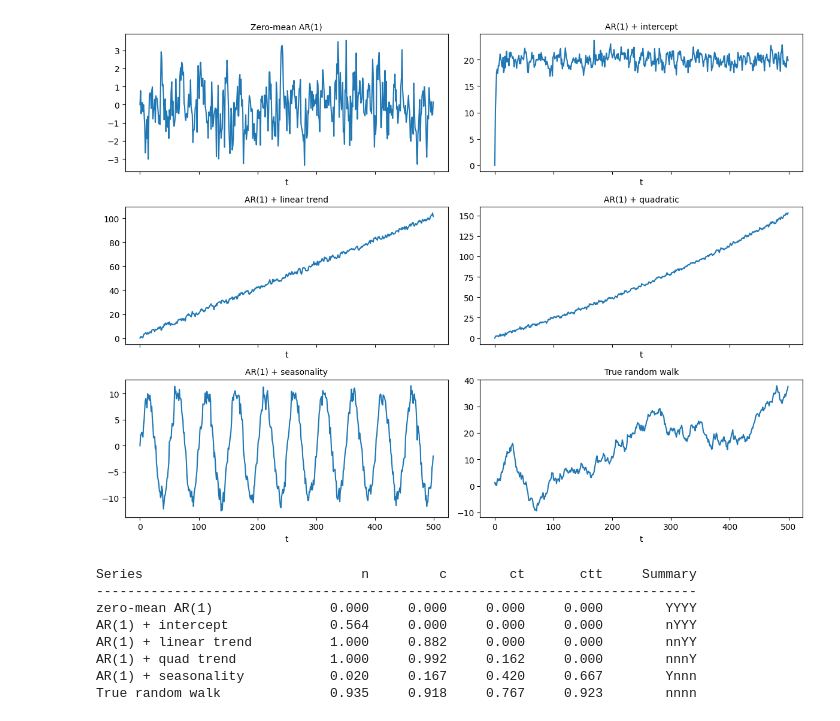
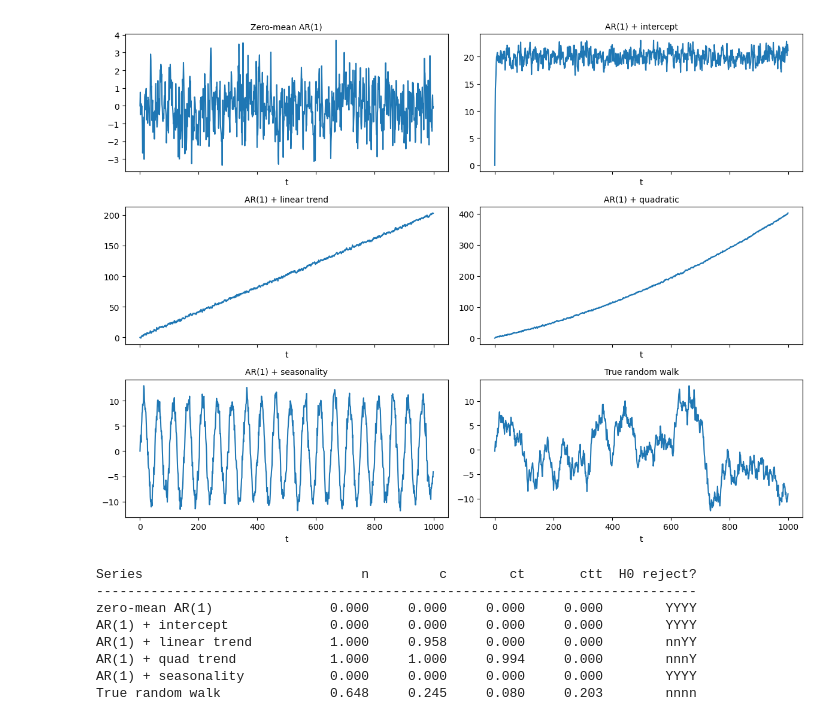
Before and after one commit to mtrencseni/playground, a Jupyter notebook: ADF.ipynb, the cells around one changed output. Cells and saved outputs as stored; diff of their text form; code cells hidden in the pictures.

```diff
--- a/ADF.ipynb
+++ b/ADF.ipynb
@@ -4,68 +4,70 @@ import pandas as pd
 from statsmodels.tsa.stattools import adfuller
 import matplotlib.pyplot as plt
 # %%
-def series_n(T, σ=1.0, φ=0.5):
+def series_n(T, φ=0.5):
     y = np.zeros(T)
     for t in range(1, T):
-        y[t] = φ*y[t-1] + np.random.randn()*σ
+        y[t] = φ*y[t-1] + np.random.randn()
     return y
 
-def series_c(T, μ=10.0, σ=1.0, φ=0.5):
+def series_c(T, μ=10.0, φ=0.5):
     y = np.zeros(T)
     for t in range(1, T):
-        y[t] = μ + φ*y[t-1] + np.random.randn()*σ
+        y[t] = μ + φ*y[t-1] + np.random.randn()
     return y
 
-def series_ct(T, μ=1.0, β=0.1, σ=1.0, φ=0.5):
+def series_ct(T, μ=1.0, β=0.1, φ=0.5):
     y = np.zeros(T)
     for t in range(1, T):
-        y[t] = μ + β*t + φ*y[t-1] + np.random.randn()*σ
+        y[t] = μ + β*t + φ*y[t-1] + np.random.randn()
     return y
 
-def series_ctt(T, μ=1.0, β1=0.1, β2=0.0001, σ=1.0, φ=0.5):
+def series_ctt(T, μ=1.0, β1=0.1, β2=0.0001, φ=0.5):
     y = np.zeros(T)
     for t in range(1, T):
-        y[t] = μ + β1*t + β2*t*t + φ*y[t-1] + np.random.randn()*σ
+        y[t] = μ + β1*t + β2*t*t + φ*y[t-1] + np.random.randn()
     return y
 
-def series_seasonal(T, μ=0.0, A=5.0, p=50, σ=1.0, φ=0.5):
+def series_seasonal(T, μ=0.0, A=5.0, p=50, φ=0.5):
     y = np.zeros(T)
     for t in range(1, T):
         seasonal = A * np.sin(2*np.pi*t/p)
-        y[t] = μ + seasonal + φ*y[t-1] + np.random.randn()*σ
+        y[t] = μ + seasonal + φ*y[t-1] + np.random.randn()
     return y
 
 def random_walk(T):
     return np.cumsum(np.random.randn(T))
+    # same as: return series_n(T, φ=1.0)
 # %%
-T = 500
+T = 1_000
 t = np.arange(T)
 np.random.seed(654321)
 
 series_dict = {
     'Zero-mean AR(1)':      series_n(T),
     'AR(1) + intercept':    series_c(T),
     'AR(1) + linear trend': series_ct(T),
     'AR(1) + quadratic':    series_ctt(T),
     'AR(1) + seasonality':  series_seasonal(T),
     'True random walk':     random_walk(T),
 }
 
 # --- 3×2 grid plot ---
 fig, axes = plt.subplots(nrows=3, ncols=2, figsize=(12, 9), sharex=True)
 axes = axes.ravel()           # flatten 2-D array → 1-D list
 
 for ax, (name, series) in zip(axes, series_dict.items()):
     ax.plot(t, series)
     ax.set_title(name, fontsize=10)
     ax.set_xlabel('t')
 
 plt.tight_layout()
 plt.show()
 # %% [output]
-[figure, old version]
+[figure, new version]
 # %%
 # Setup
+T = 1000_000
 np.random.seed(654321)
 series_funcs = {
     'zero-mean AR(1)': series_n,
@@ -95,7 +97,7 @@ cols = ['n', 'c', 'ct', 'ctt']
 alpha = 0.05
 
 # Build header
-header = f"{'Series':<25s}" + "".join(f"{col:>10s}" for col in cols) + f"{'Summary':>12s}"
+header = f"{'Series':<25s}" + "".join(f"{col:>10s}" for col in cols) + f"{'H0 reject?':>12s}"
 separator = "-" * len(header)
 
 print(header)
@@ -114,11 +116,11 @@ for series_name, row in df_results.iterrows():
     line += f"{summary:>12s}"
     print(line)
 # %% [output]
-Series                            n         c        ct       ctt     Summary
+Series                            n         c        ct       ctt  H0 reject?
 -----------------------------------------------------------------------------
 zero-mean AR(1)               0.000     0.000     0.000     0.000        YYYY
-AR(1) + intercept             0.564     0.000     0.000     0.000        nYYY
-AR(1) + linear trend          1.000     0.882     0.000     0.000        nnYY
-AR(1) + quad trend            1.000     0.992     0.162     0.000        nnnY
-AR(1) + seasonality           0.020     0.167     0.420     0.667        Ynnn
-True random walk              0.935     0.918     0.767     0.923        nnnn
+AR(1) + intercept             0.000     0.000     0.000     0.000        YYYY
+AR(1) + linear trend          1.000     0.958     0.000     0.000        nnYY
+AR(1) + quad trend            1.000     1.000     0.994     0.000        nnnY
+AR(1) + seasonality           0.000     0.000     0.000     0.000        YYYY
+True random walk              0.648     0.245     0.080     0.203        nnnn
```
